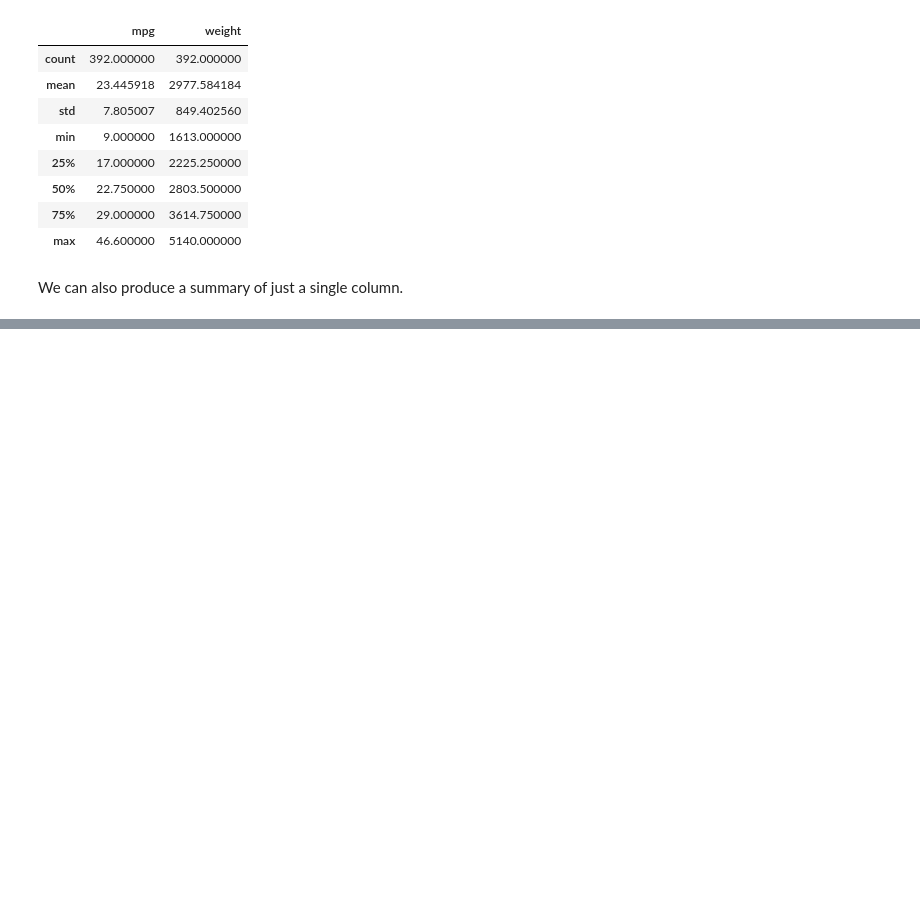
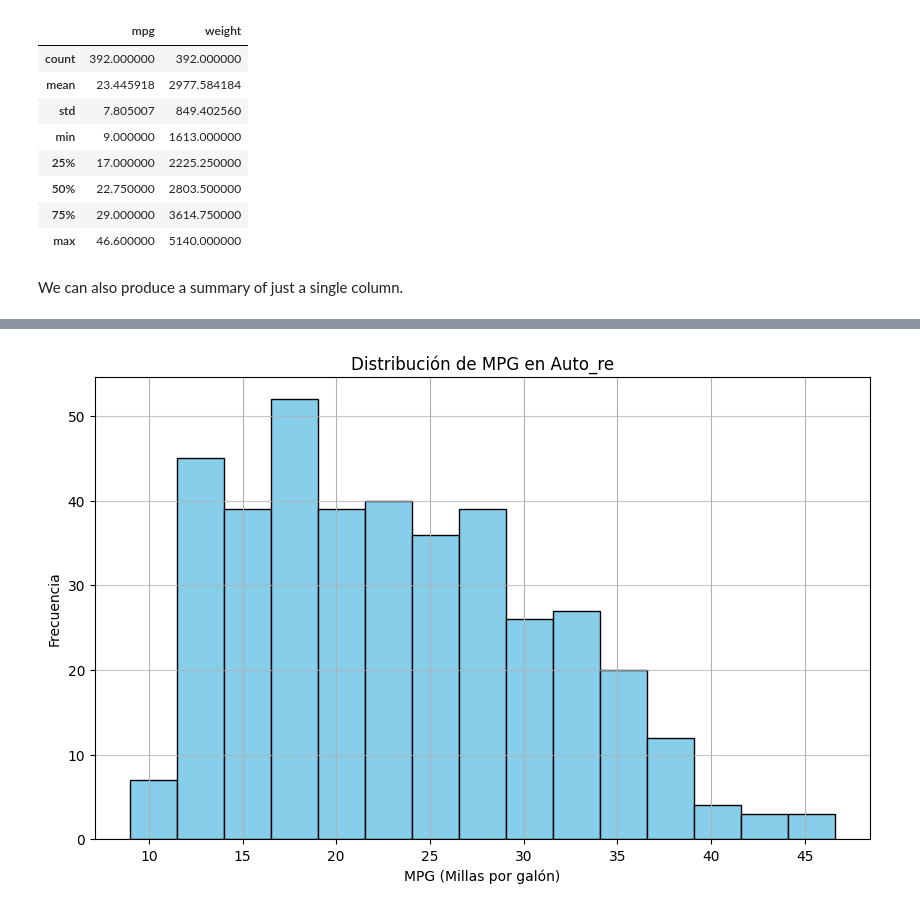
Before and after one commit to AnahiMontoya/ISLP_labs, a Jupyter notebook: Ch02-statlearn-lab.ipynb, the cells around one changed output, grey strips where cells are left out. Drawn from its saved outputs; the diff is of its cells as text; code cells hidden in the pictures; blank space fills up the shorter version.

```diff
--- a/Ch02-statlearn-lab.ipynb
+++ b/Ch02-statlearn-lab.ipynb
@@ -1437,0 +1306,12 @@ Name: mpg, dtype: float64
+# %%
+import matplotlib.pyplot as plt
+
+fig, ax = plt.subplots(figsize=(10, 6))
+Auto_re['mpg'].hist(ax=ax, bins=15, color='skyblue', edgecolor='black')
+ax.set_title('Distribución de MPG en Auto_re')
+ax.set_xlabel('MPG (Millas por galón)')
+ax.set_ylabel('Frecuencia')
+plt.grid(axis='y', alpha=0.75)
+plt.show()
+# %% [output]
+[figure, added]
```
Also changed, not shown: parts of 31 cells of this notebook.
